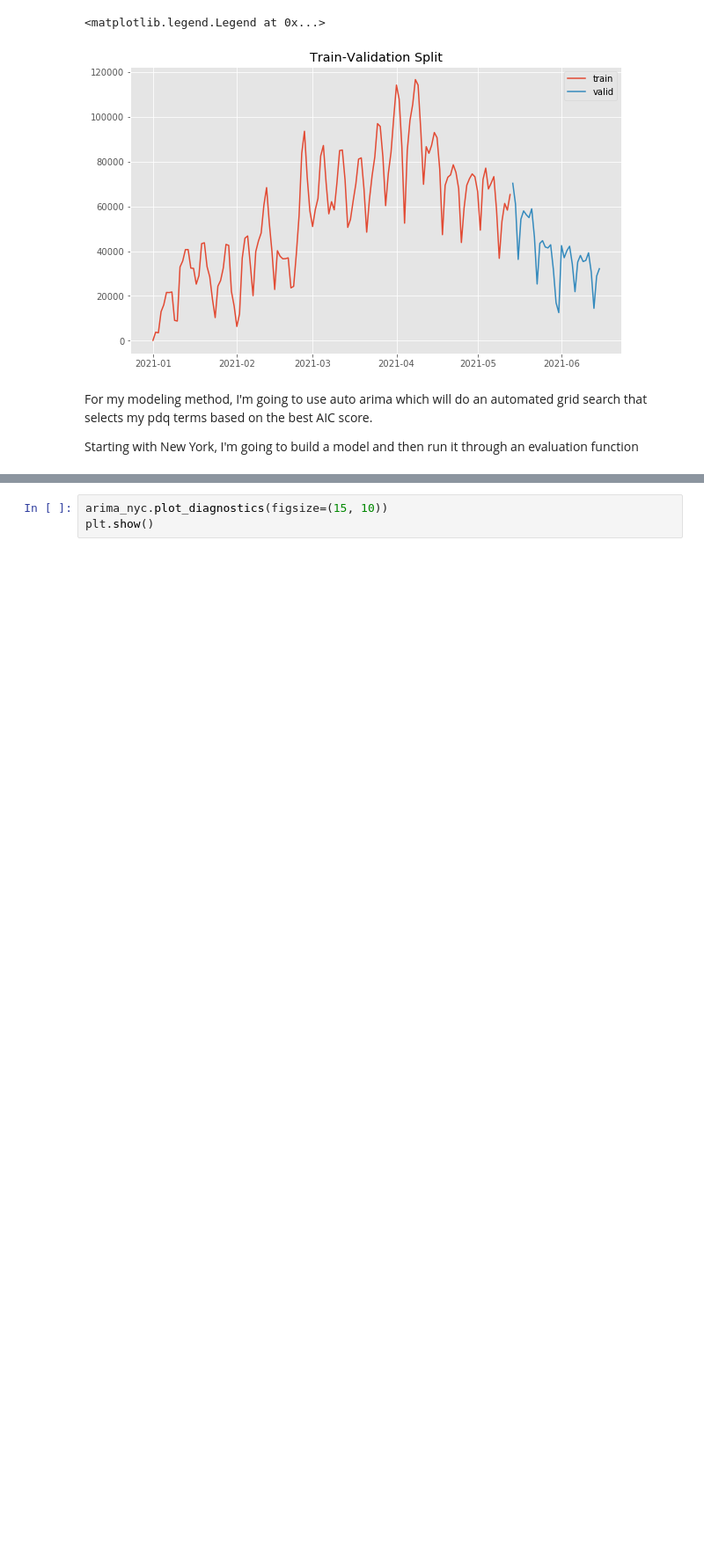
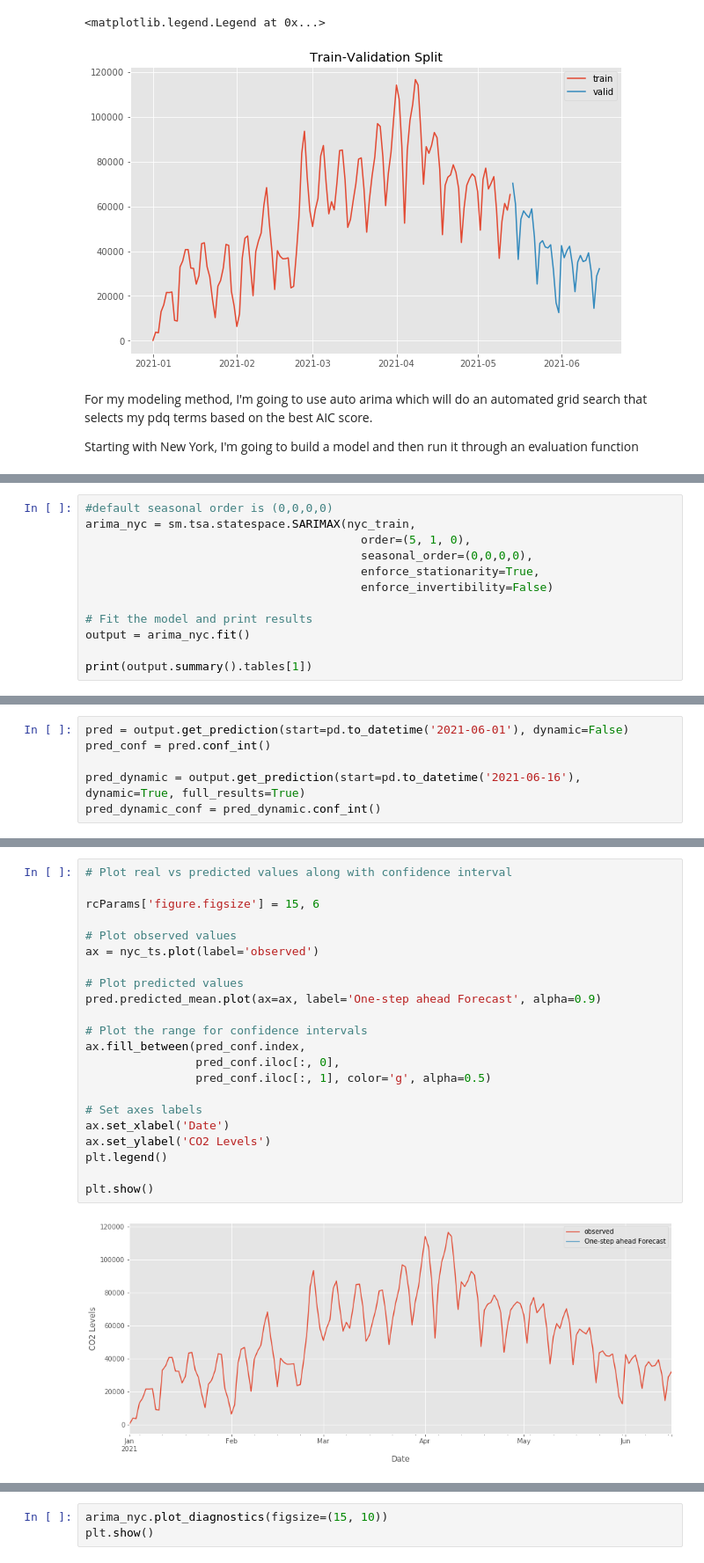
Before and after one commit to christisarv/2021-covid-vaccine-analysis, a Jupyter notebook: Vaccinantion Records Analysis.ipynb, the cells around one changed output, grey strips where cells are left out. Shown at 88% size. Saved outputs shown, nothing was run; the diff lists cells and outputs as text; blank space fills up the shorter version.

```diff
--- a/Vaccinantion Records Analysis.ipynb
+++ b/Vaccinantion Records Analysis.ipynb
@@ -386,0 +387,12 @@ Total fit time: 3.814 seconds
+# %%
+#default seasonal order is (0,0,0,0)
+arima_nyc = sm.tsa.statespace.SARIMAX(nyc_train,
+                                        order=(5, 1, 0),
+                                        seasonal_order=(0,0,0,0),
+                                        enforce_stationarity=True,
+                                        enforce_invertibility=False)
+
+# Fit the model and print results
+output = arima_nyc.fit()
+
+print(output.summary().tables[1])
@@ -386,0 +410,6 @@ Total fit time: 3.814 seconds
+# %%
+pred = output.get_prediction(start=pd.to_datetime('2021-06-01'), dynamic=False)
+pred_conf = pred.conf_int()
+
+pred_dynamic = output.get_prediction(start=pd.to_datetime('2021-06-16'), dynamic=True, full_results=True)
+pred_dynamic_conf = pred_dynamic.conf_int()
@@ -386,0 +425,24 @@ Total fit time: 3.814 seconds
+# %%
+# Plot real vs predicted values along with confidence interval
+
+rcParams['figure.figsize'] = 15, 6
+
+# Plot observed values
+ax = nyc_ts.plot(label='observed')
+
+# Plot predicted values
+pred.predicted_mean.plot(ax=ax, label='One-step ahead Forecast', alpha=0.9)
+
+# Plot the range for confidence intervals
+ax.fill_between(pred_conf.index,
+                pred_conf.iloc[:, 0],
+                pred_conf.iloc[:, 1], color='g', alpha=0.5)
+
+# Set axes labels
+ax.set_xlabel('Date')
+ax.set_ylabel('CO2 Levels')
+plt.legend()
+
+plt.show()
+# %% [output]
+[figure, added]
```
Also changed, not shown: parts of 15 cells of this notebook, 2 other files.
